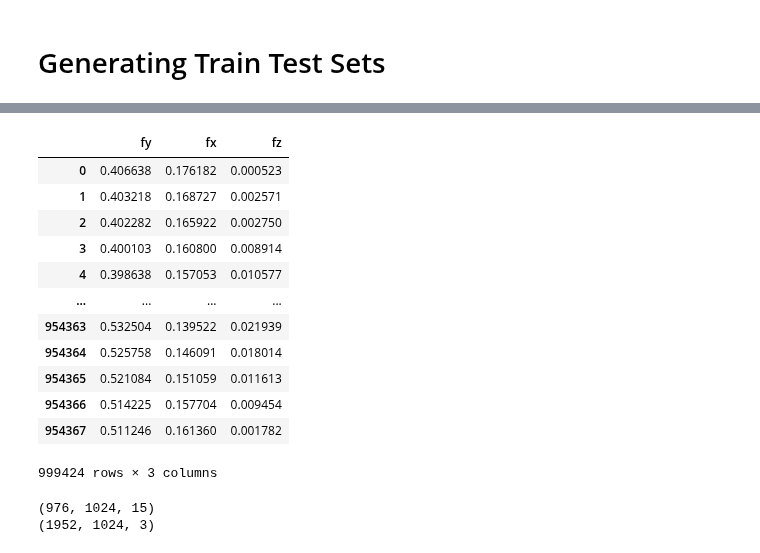
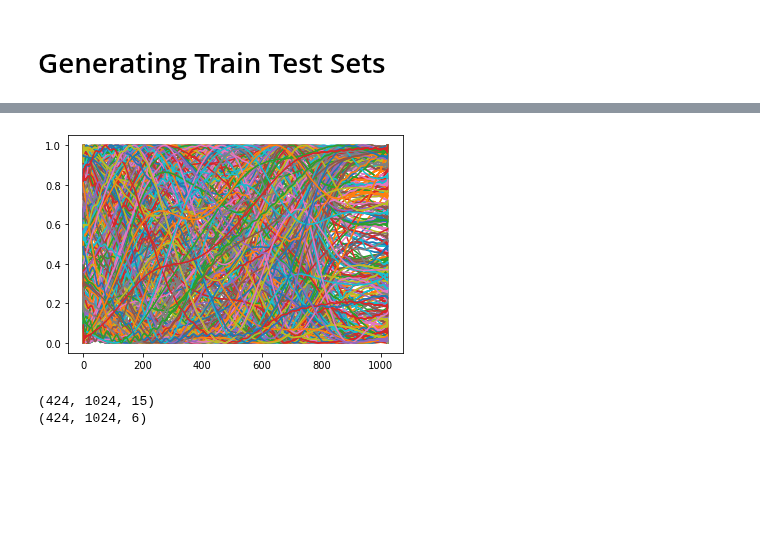
Before and after one commit to atick-faisal/GRF-Synthesis-from-Motion-Trajectories, a Jupyter notebook: src/preprocessing/process_dataset_1_alt.ipynb, the cells around one changed output, grey strips where cells are left out. Saved outputs shown, nothing was run; the diff lists cells and outputs as text; code cells hidden in the pictures; blank space fills up the shorter version.

```diff
--- a/src/preprocessing/process_dataset_1_alt.ipynb
+++ b/src/preprocessing/process_dataset_1_alt.ipynb
@@ -751,29 +763,21 @@ features_new
+# %%
+x = features_new['fal_y'].to_numpy().reshape(-1, N_SAMPLES)
+for i in range(x.shape[0]):
+    plt.plot(x[i, :])
+# %% [output]
+[figure, added]
 # %%
-traget = target[['fy', 'fx', 'fz']]
+# traget = target[['fx', 'fy', 'fz']]
 traget
-# %% [output]
-|  | fy | fx | fz |
-| 0 | 0.406638 | 0.176182 | 0.000523 |
-| 1 | 0.403218 | 0.168727 | 0.002571 |
-| 2 | 0.402282 | 0.165922 | 0.002750 |
-| 3 | 0.400103 | 0.160800 | 0.008914 |
-| 4 | 0.398638 | 0.157053 | 0.010577 |
-| ... | ... | ... | ... |
-| 954363 | 0.532504 | 0.139522 | 0.021939 |
-| 954364 | 0.525758 | 0.146091 | 0.018014 |
-| 954365 | 0.521084 | 0.151059 | 0.011613 |
-| 954366 | 0.514225 | 0.157704 | 0.009454 |
-| 954367 | 0.511246 | 0.161360 | 0.001782 |
-999424 rows × 3 columns
 # %%
 X = features_new.to_numpy().reshape(-1, N_SAMPLES, N_CHANNELS)
-y = target.to_numpy().reshape(-1, N_SAMPLES, 3)
+y = target.to_numpy().reshape(-1, N_SAMPLES, 6)
 
 print(X.shape)
 print(y.shape)
 # %% [output]
-(976, 1024, 15)
-(1952, 1024, 3)
+(424, 1024, 15)
+(424, 1024, 6)
 # %%
 train_X, test_X, train_y, test_y = train_test_split(X, y, test_size=0.2, random_state=42)
 
```
Also changed, not shown: parts of 21 cells of this notebook, 2 other files.
